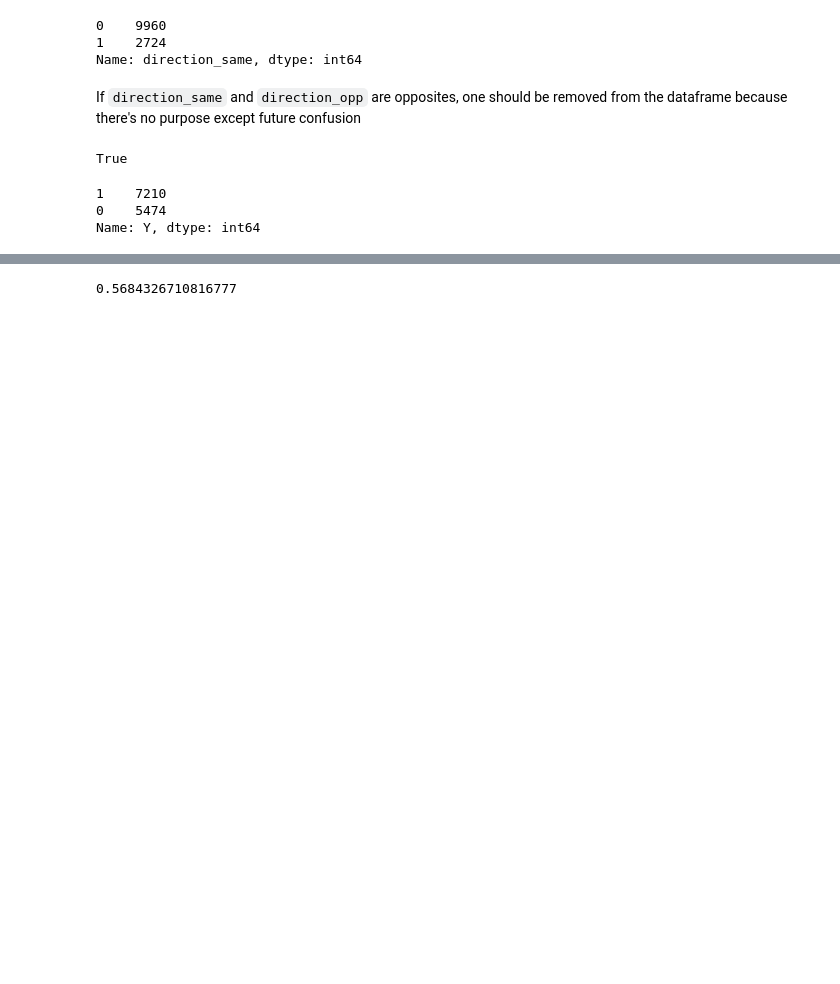
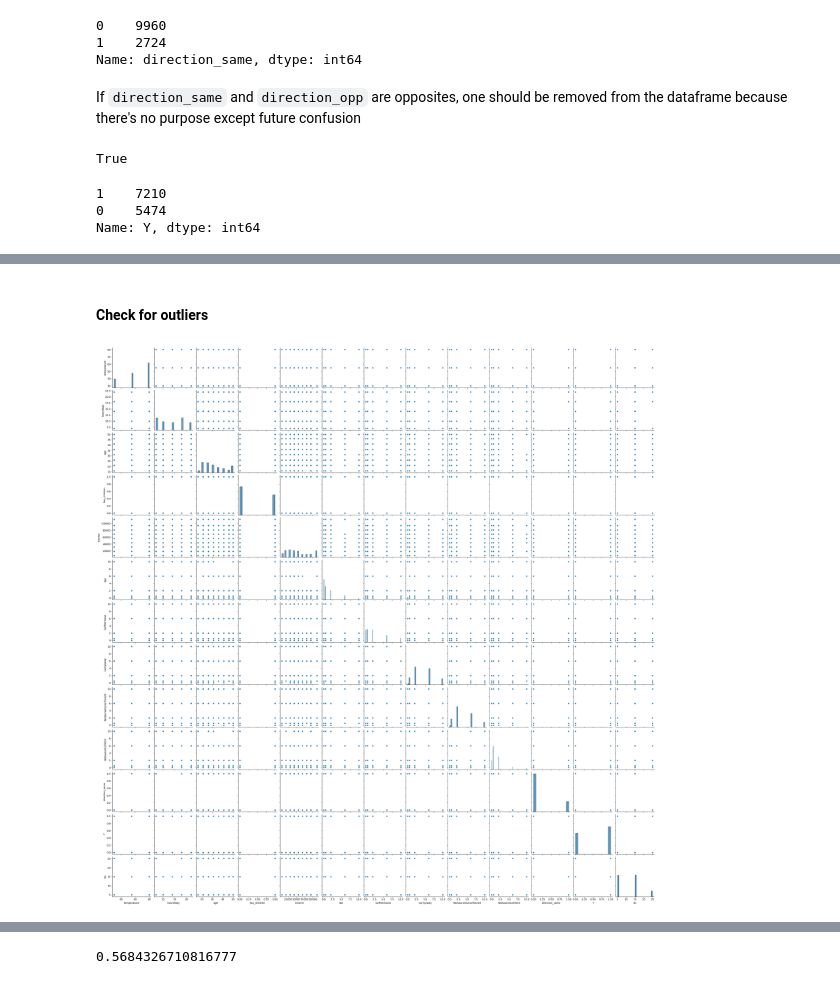
Before and after one commit to mlmangum/berkeley_ai_ml, a Jupyter notebook: prompt.ipynb, the cells around one changed output, grey strips where cells are left out. Drawn from its saved outputs; the diff is of its cells as text; code cells hidden in the pictures; blank space fills up the shorter version.

```diff
--- a/prompt.ipynb
+++ b/prompt.ipynb
@@ -262,0 +288,5 @@ Name: income, dtype: int64
+# %%
+inclist=list(data['income'].unique())
+
+data['income']=data['income'].replace({'$25000 - $37499':'31250','$12500 - $24999':'18750','$37500 - $49999':'43750','$100000 or More':'112500','$50000 - $62499':'56250','Less than $12500':'6250','$87500 - $99999':'93750','$75000 - $87499':'81250','$62500 - $74999':'68750'}).astype('int')
+data['income'].value_counts()
@@ -287,12 +326,10 @@ gt8       349
 Name: Bar, dtype: int64
 # %% [markdown]
 **Assumption:** `NA` or `NaN` values for `Bar`, `CoffeHouse`, `CarryAway`, `RestaurantLessThan20`, and `Restaurant20To50` columns mean `never`
-# %%
-data['Bar']=data['Bar'].fillna('never')
-data['CoffeeHouse']=data['CoffeeHouse'].fillna('never')
-data['CarryAway']=data['CarryAway'].fillna('never')
-data['RestaurantLessThan20']=data['RestaurantLessThan20'].fillna('never')
-data['Restaurant20To50']=data['Restaurant20To50'].fillna('never')
+# %%
+couptypes=['Bar','CoffeeHouse','CarryAway','RestaurantLessThan20','Restaurant20To50']
+data[couptypes]=data[couptypes].fillna('never')
+data[couptypes]=data[couptypes].replace({'never':'0','less1':'0.5','1~3':'2','4~8':'6','gt8':'10'}).astype(float)
 # %%
 data['Bar'].value_counts()
 # %% [output]
@@ -378,3 +417,5 @@ See the caveats in the documentation: https://pandas.pydata.org/pandas-docs/stab
+# %%
+data=data.drop(['toCoupon_GEQ25min','toCoupon_GEQ15min','toCoupon_GEQ5min'],axis=1)
 # %%
 data['direction_same'].value_counts()
 # %% [output]
@@ -397,0 +485,7 @@ Name: Y, dtype: int64
+# %% [markdown]
+#### Check for outliers
+# %%
+sns.pairplot(data)
+plt.savefig('images/pairplot.png',dpi=300)
+# %% [output]
+[figure, added]
```
Also changed, not shown: parts of 47 cells of this notebook, 3 other files.
